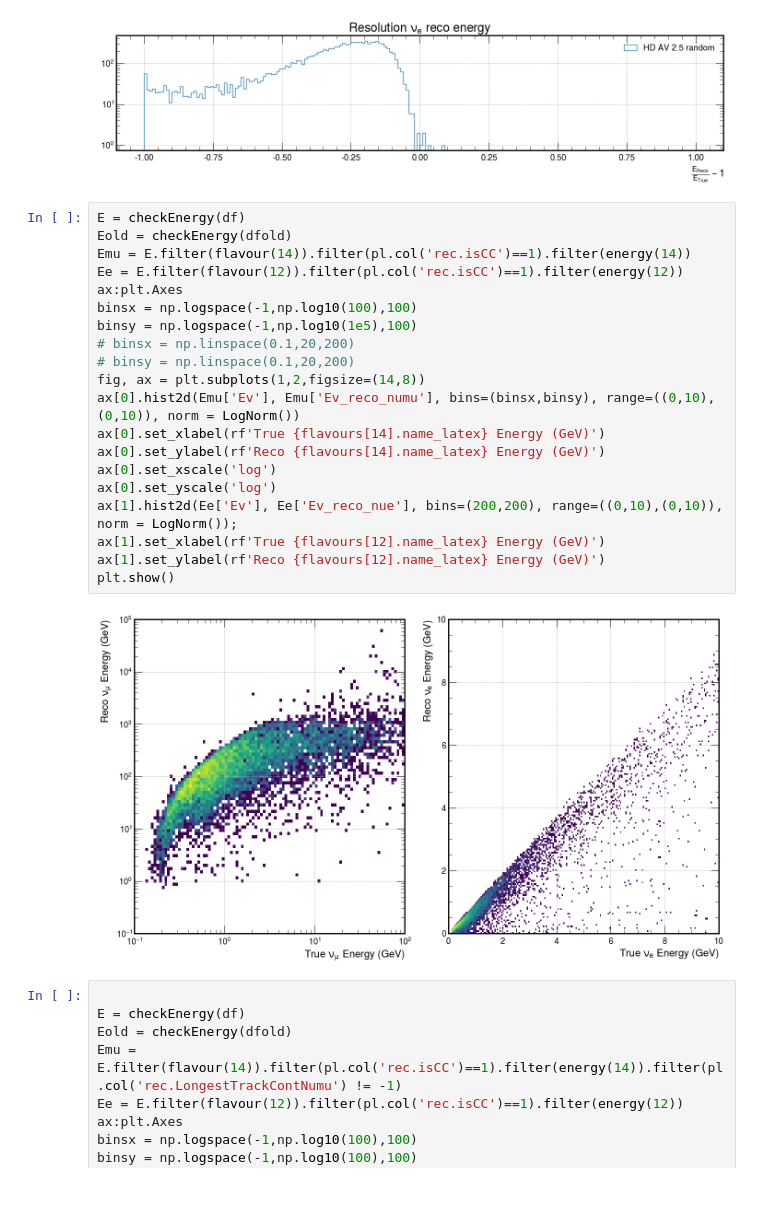
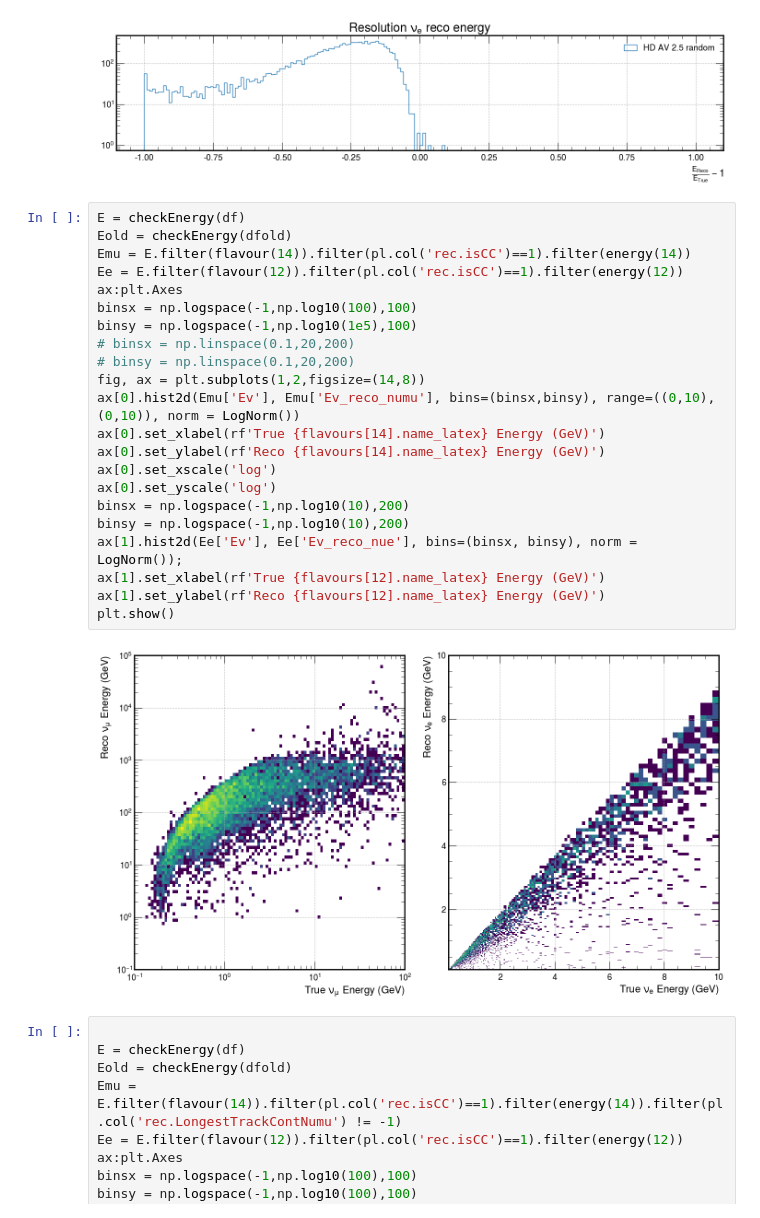
Before and after one commit to hvsouza/apc_atmo_repo, a Jupyter notebook: personal/Henrique/Analysis/atmo_50k_AV_2.5_random/solve_mu_energy_problem.ipynb, the cells around one changed output. Cells and saved outputs as stored; diff of their text form.

```diff
--- a/personal/Henrique/Analysis/atmo_50k_AV_2.5_random/solve_mu_energy_problem.ipynb
+++ b/personal/Henrique/Analysis/atmo_50k_AV_2.5_random/solve_mu_energy_problem.ipynb
@@ -210,25 +210,27 @@ plt.legend()
 # %%
 E = checkEnergy(df)
 Eold = checkEnergy(dfold)
 Emu = E.filter(flavour(14)).filter(pl.col('rec.isCC')==1).filter(energy(14))
 Ee = E.filter(flavour(12)).filter(pl.col('rec.isCC')==1).filter(energy(12))
 ax:plt.Axes
 binsx = np.logspace(-1,np.log10(100),100)
 binsy = np.logspace(-1,np.log10(1e5),100)
 # binsx = np.linspace(0.1,20,200)
 # binsy = np.linspace(0.1,20,200)
 fig, ax = plt.subplots(1,2,figsize=(14,8))
 ax[0].hist2d(Emu['Ev'], Emu['Ev_reco_numu'], bins=(binsx,binsy), range=((0,10),(0,10)), norm = LogNorm())
 ax[0].set_xlabel(rf'True {flavours[14].name_latex} Energy (GeV)')
 ax[0].set_ylabel(rf'Reco {flavours[14].name_latex} Energy (GeV)')
 ax[0].set_xscale('log')
 ax[0].set_yscale('log')
-ax[1].hist2d(Ee['Ev'], Ee['Ev_reco_nue'], bins=(200,200), range=((0,10),(0,10)), norm = LogNorm());
+binsx = np.logspace(-1,np.log10(10),200)
+binsy = np.logspace(-1,np.log10(10),200)
+ax[1].hist2d(Ee['Ev'], Ee['Ev_reco_nue'], bins=(binsx, binsy), norm = LogNorm());
 ax[1].set_xlabel(rf'True {flavours[12].name_latex} Energy (GeV)')
 ax[1].set_ylabel(rf'Reco {flavours[12].name_latex} Energy (GeV)')
 plt.show()
 # %% [output]
-[figure, old version]
+[figure, new version]
 # %%
 
 E = checkEnergy(df)
```
Also changed, not shown: parts of 1 cell of this notebook, 2 other files.
